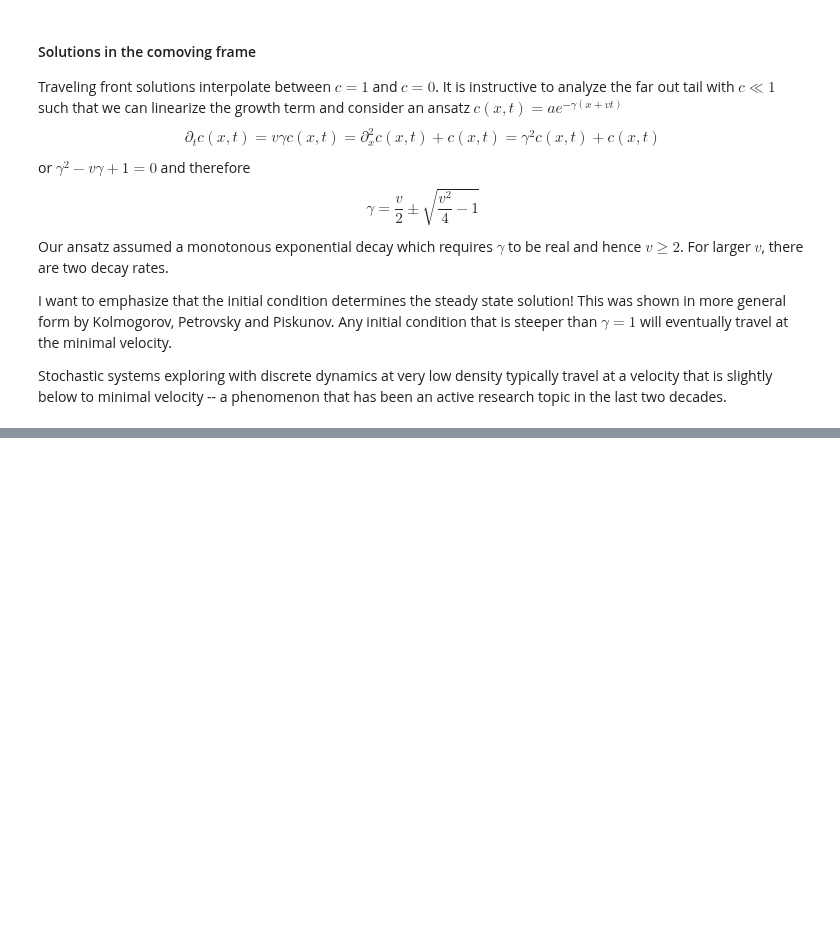
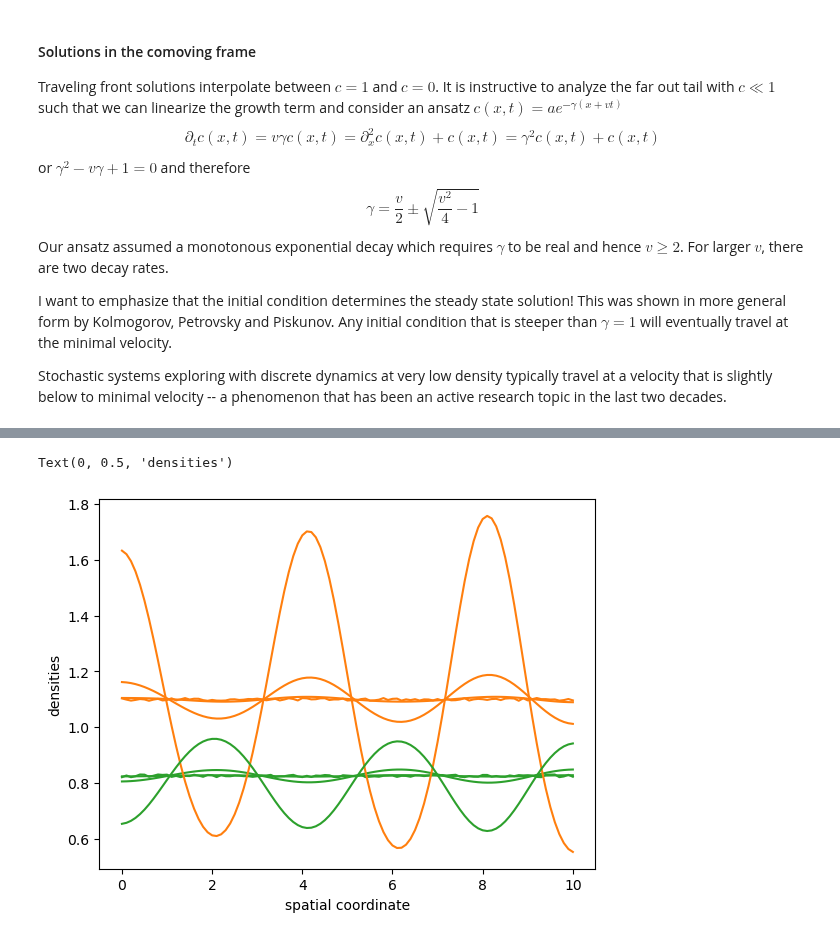
Before and after one commit to neherlab/data-to-physical-models-in-biology-materials, a Jupyter notebook: w08-DiffusionContd.ipynb, the cells around one changed output, grey strips where cells are left out. Saved outputs shown, nothing was run; the diff lists cells and outputs as text; code cells hidden in the pictures; blank space fills up the shorter version.

```diff
--- a/w08-DiffusionContd.ipynb
+++ b/w08-DiffusionContd.ipynb
@@ -254,0 +371,41 @@ expected velocity=2.0
+# %%
+def dudt(u, v, f, gamma, r):
+    du = gamma*f(u,v)
+    du[1:-1] += r*u[:-2] - 2*r*u[1:-1] + r*u[2:]
+    du[0] += r*u[1] - r*u[0]
+    du[-1] += r*u[-2] - r*u[-1]
+    return du
+
+def dvdt(u, v, g, gamma, r):
+    dv = gamma*g(u,v)
+    dv[1:-1] += r*v[:-2] - 2*r*v[1:-1] + r*v[2:]
+    dv[0] += r*v[1] - r*v[0]
+    dv[-1] += r*v[-2] - r*v[-1]
+    return dv
+
+x = np.linspace(0,10,101)
+dx = x[1]
+r = 1/dx**2
+d = 20
+dt = 0.0001
+gamma = 10
+
+u = np.ones_like(x)*(a+b) + (np.random.random(size=x.shape) - 0.5)*0.01
+v = np.ones_like(x)*b/(a+b)**2 + (np.random.random(size=x.shape) - 0.5)*0.01
+
+t = 0
+position = []
+for t_max in [0, 1, 2, 3]:
+    while t<t_max:
+        u += dt * dudt(u,v,f, gamma,r)
+        v += dt * dvdt(u,v,g, gamma,d*r)
+        t += dt
+
+    plt.plot(x, u, label=f"t={t}", c='C1')
+    plt.plot(x, v, c='C2')
+
+plt.xlabel('spatial coordinate')
+plt.ylabel('densities')
+# %% [output]
+Text(0, 0.5, 'densities')
+[figure, added]
```
Also changed, not shown: parts of 10 cells of this notebook.
